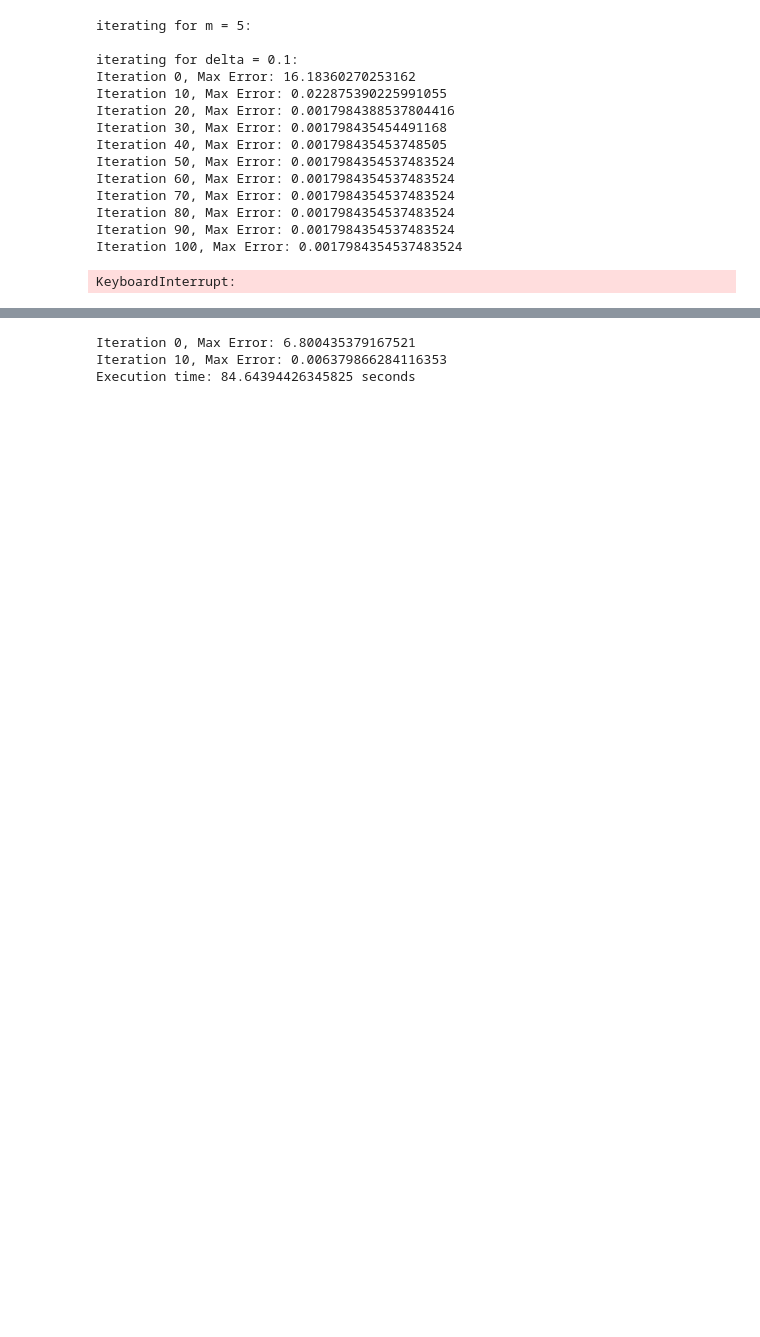
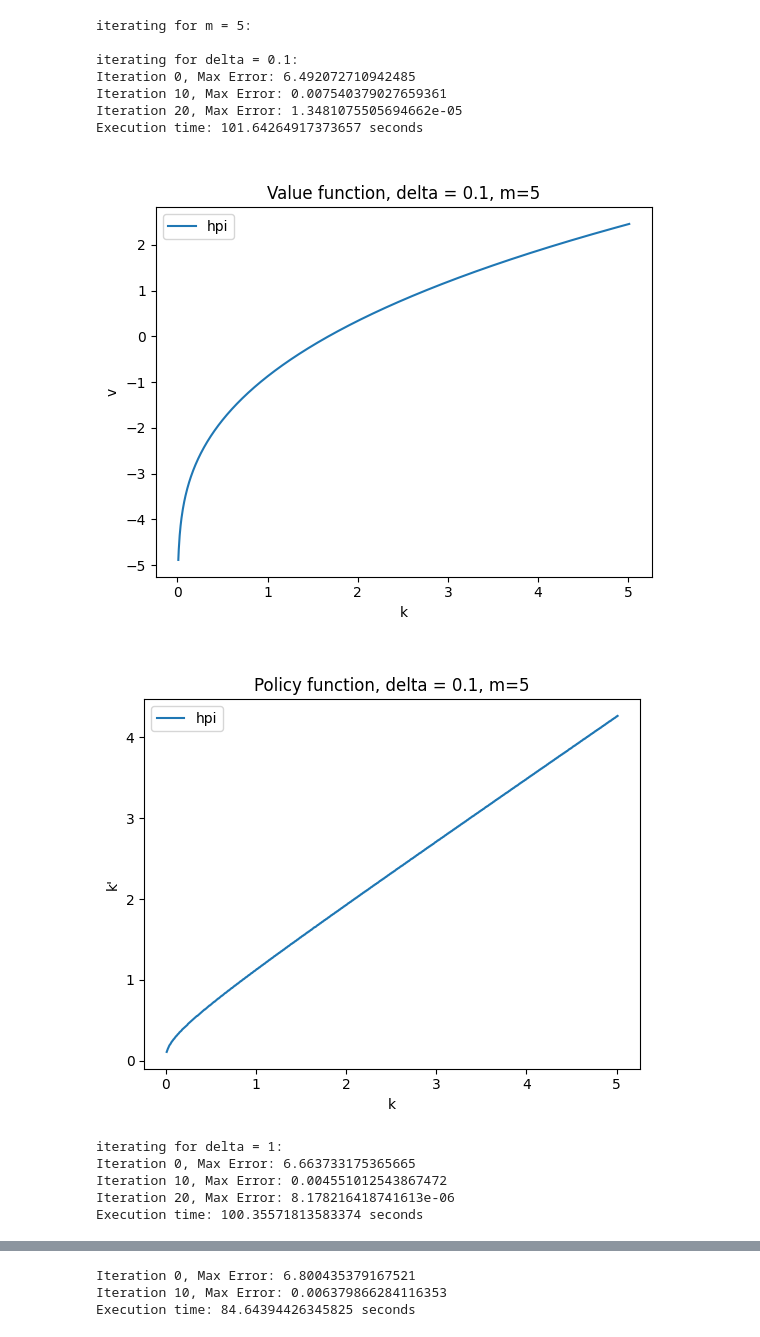
Before and after one commit to sgcbayli024/ECON8185_Homework, a Jupyter notebook: HW1_3_Bayliss.ipynb, the cells around one changed output, grey strips where cells are left out. Drawn from its saved outputs; the diff is of its cells as text; code cells hidden in the pictures; blank space fills up the shorter version.

```diff
--- a/HW1_3_Bayliss.ipynb
+++ b/HW1_3_Bayliss.ipynb
@@ -205,7 +205,7 @@ def Tv_howard(v, k, m, d): #Orginial
     print(f"Execution time: {execution_time} seconds")
     return v, policy_i
 # %%
-def Tv_howard(v, k, m, d):
+def Tv_howard_changed(v, k, m, d):
     start_time = time.time()
     iter = 0
     error = toler+1
@@ -236,7 +236,7 @@ def Tv_howard(v, k, m, d):
         for i in range(len(k)):
             distance[i]=np.abs(v1[i]-v[i])
         error=np.max(distance)
-        v=v1
+        v=np.copy(v1)
         if iter % 10 == 0:
             print(f"Iteration {iter}, Max Error: {error}")
         iter+=1
@@ -253,8 +253,9 @@ for m in m_values:
         print(f"\niterating for delta = {delta}:")
         if delta == 1:
             K_tilde = ( A / delta ) ** (1/1-alpha)
-            K_grid = np.linspace(1e-5 , K_tilde, n_k)
-            final_v, final_policy = Tv_howard(v_init, K_grid, m, delta)
+            K_grid = np.linspace(1e-2 , K_tilde-1e-5, n_k)
+            final_v, final_policy = Tv_howard_changed(v_init, K_grid, m, delta)
+            #final_v, final_policy = Tv_howard(v_init, K_grid, m, delta)
             a0 = (np.log(A) + (1 - alpha * beta) * np.log(1 - alpha * beta) \
             + alpha * beta * np.log(alpha * beta)) / ((1 - beta) * (1 - alpha * beta))
             a1 = alpha / (1 - alpha * beta)
@@ -263,44 +264,44 @@ for m in m_values:
             plt.title(f"\nValue function, delta = {delta}, m={m}")
             plt.xlabel('k')
             plt.ylabel("v")
             plt.legend()
             plt.show()
             plt.plot(K_grid, final_policy, label='hpi')
             plt.plot(K_grid, A * alpha * beta * K_grid ** alpha, label='exact')
             plt.title(f"\nPolicy function, delta = {delta}, m={m}")
             plt.xlabel('k')
             plt.ylabel("k'")
             plt.legend()
             plt.show()
         else:
             K_tilde = ( A / delta ) ** (1/1-alpha)
-            K_grid = np.linspace(1e-5 , K_tilde, n_k)
-            final_v, final_policy = Tv_howard(v_init, K_grid, m, delta)
+            K_grid = np.linspace(1e-2 , K_tilde-1e-5, n_k)
+            final_v, final_policy = Tv_howard_changed(v_init, K_grid, m, delta)
+            #final_v, final_policy = Tv_howard(v_init, K_grid, m, delta)
             plt.plot(K_grid, final_v, label='hpi')
             plt.title(f"\nValue function, delta = {delta}, m={m}")
             plt.xlabel('k')
             plt.ylabel("v")
             plt.legend()
             plt.show()
             plt.plot(K_grid, final_policy, label='hpi')
             plt.title(f"\nPolicy function, delta = {delta}, m={m}")
             plt.xlabel('k')
             plt.ylabel("k'")
             plt.legend()
             plt.show()
 # %% [output]
 iterating for m = 5:
 
 iterating for delta = 0.1:
-Iteration 0, Max Error: 16.18360270253162
-Iteration 10, Max Error: 0.022875390225991055
-Iteration 20, Max Error: 0.0017984388537804416
-Iteration 30, Max Error: 0.001798435454491168
-Iteration 40, Max Error: 0.001798435453748505
-Iteration 50, Max Error: 0.0017984354537483524
-Iteration 60, Max Error: 0.0017984354537483524
-Iteration 70, Max Error: 0.0017984354537483524
-Iteration 80, Max Error: 0.0017984354537483524
-Iteration 90, Max Error: 0.0017984354537483524
-Iteration 100, Max Error: 0.0017984354537483524
+Iteration 0, Max Error: 6.492072710942485
+Iteration 10, Max Error: 0.007540379027659361
+Iteration 20, Max Error: 1.3481075505694662e-05
+Execution time: 101.64264917373657 seconds
+[figure, added]
+[figure, added]
-KeyboardInterrupt:
+iterating for delta = 1:
+Iteration 0, Max Error: 6.663733175365665
+Iteration 10, Max Error: 0.004551012543867472
+Iteration 20, Max Error: 8.178216418741613e-06
+Execution time: 100.35571813583374 seconds
```
Also changed, not shown: parts of 9 cells of this notebook.
